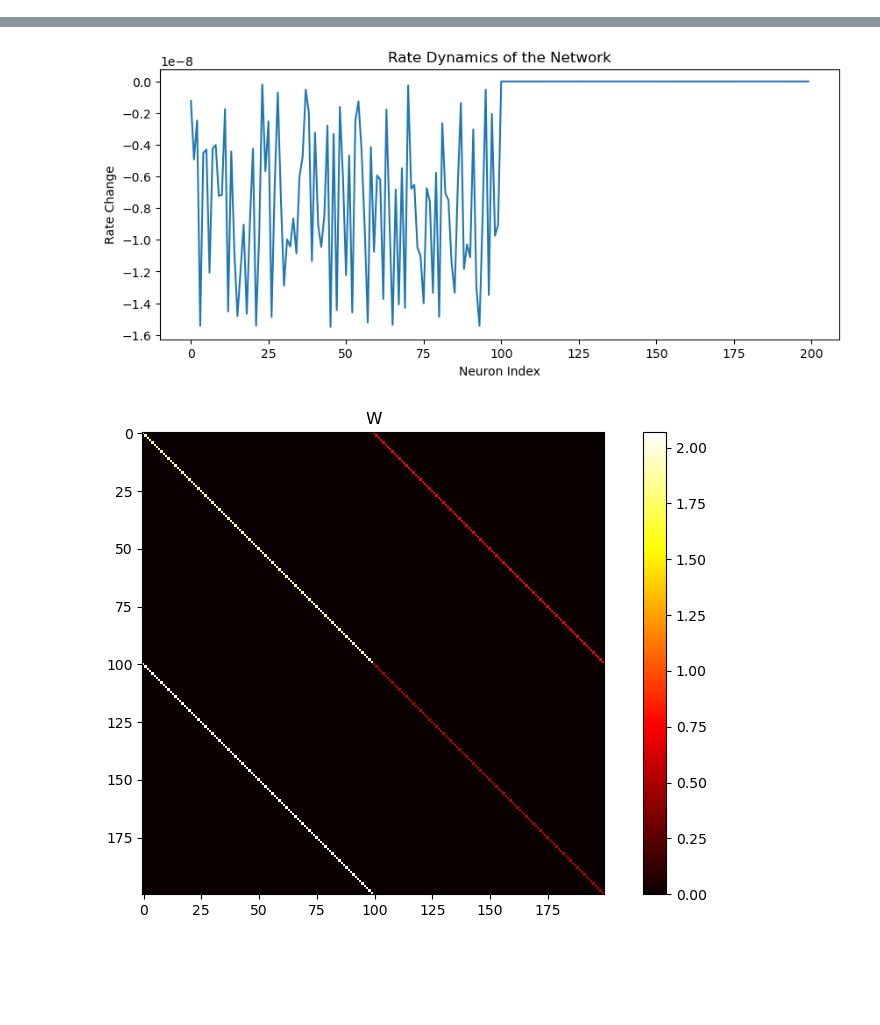
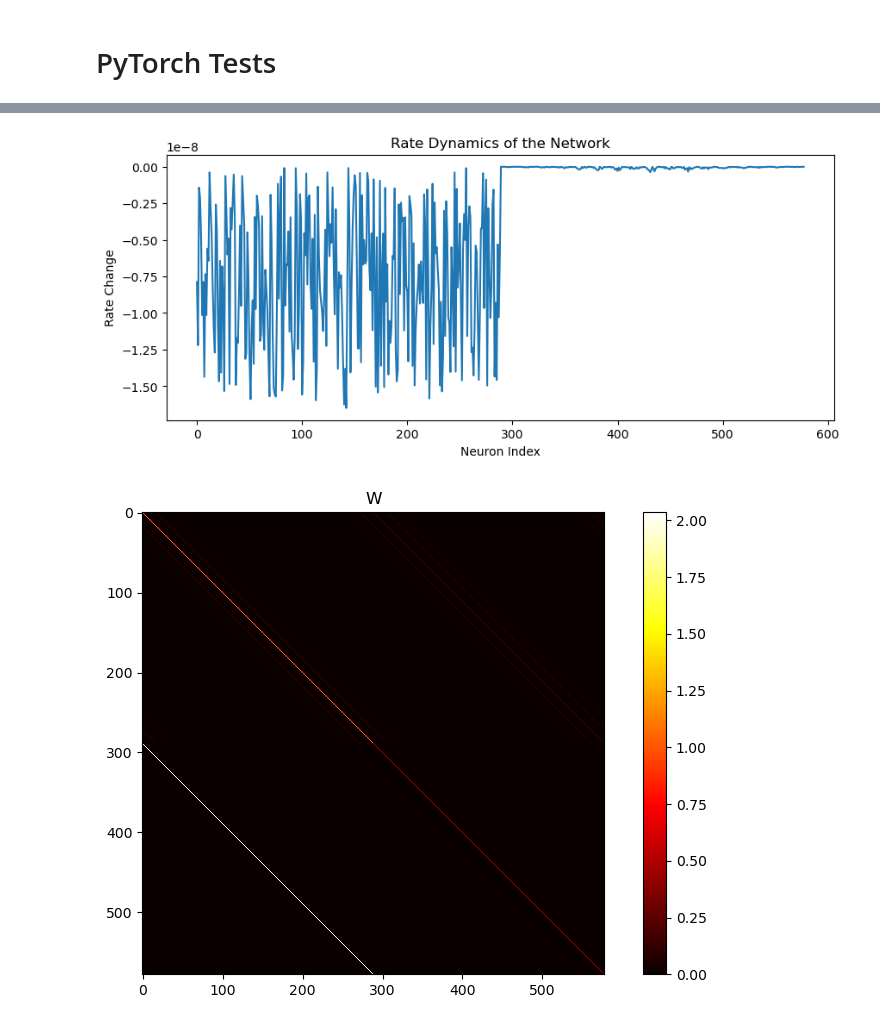
Before and after one commit to NandiniShiralkar/IIB-Project, a Jupyter notebook: SSN/main.ipynb, the cells around one changed output, grey strips where cells are left out. Saved outputs shown, nothing was run; the diff lists cells and outputs as text; code cells hidden in the pictures; blank space fills up the shorter version.

Commit message:
SSN numpy vs Pytorch tests

```diff
--- a/SSN/main.ipynb
+++ b/SSN/main.ipynb
@@ -1,3 +1,5 @@
+# %% [markdown]
+# PyTorch Tests
 # %%
 from _imports import *
 from utils import Euler2fixedpt
@@ -5,13 +7,13 @@ from ssn_2dtopoV1 import SSN2DTopoV1, _SSN_Base
 from params import GridParameters
 # %%
 grid_pars = GridParameters(
-    gridsize_Nx=10,  # Number of grid points in one dimension
-    gridsize_deg=90,  # Size of the grid in degrees of visual angle
-    magnif_factor=1,  # Magnification factor to convert degrees to mm
-    hyper_col=1,  # Hypercolumn
+    gridsize_Nx=17,  # Number of grid points in one dimension
+    gridsize_deg=3.2,  # Size of the grid in degrees of visual angle
+    magnif_factor=2,  # Magnification factor to convert degrees to mm
+    hyper_col=800,  # Hypercolumn
 )
 
-# Define connection parameters
+# Define connection parameters for PyTorch
 conn_pars = {
     'J_2x2': torch.tensor([[1.82650658, 0.68194475], [2.06815311, 0.5106321]]),
     's_2x2': torch.tensor([[0.2, 0.4], [0.09, 0.09]]),
@@ -27,7 +29,7 @@ tauI = 10  # Time constant for inhibitory neurons
 # %%
 ssn_2d_topo = SSN2DTopoV1(n=n, k=k, tauE=tauE, tauI=tauI, grid_pars=grid_pars, conn_pars=conn_pars)
 # %%
-torch.set_default_dtype(torch.float32)
+torch.set_default_dtype(torch.float64)
 
 # Creating a simple stimulus for the simulation
 radius_s = 0.5
@@ -63,5 +66,5 @@ PyTorch: drdt(test_r) = torch.Size([200])
       converged to fixed point at iter=201,      as max(abs(dx./max(xvec,1.0))) < 1e-06
-[figure, old version]
+[figure, new version]
 # %%
 W = ssn_2d_topo.make_W(**conn_pars)
 W_np = W.detach().cpu().numpy()  # Convert PyTorch tensor to NumPy array
@@ -69,10 +72,9 @@ W_np = W.detach().cpu().numpy()  # Convert PyTorch tensor to NumPy array
 plt.imshow(W_np, cmap='hot', interpolation='nearest')
 plt.title('W')
 plt.colorbar()
-
 plt.show()
 # %% [output]
-[figure, old version]
+[figure, new version]
 # %%
 sigma_RF = 0.1
 ori_s = 45
```
Also changed, not shown: parts of 13 cells of this notebook, 1 other file.
